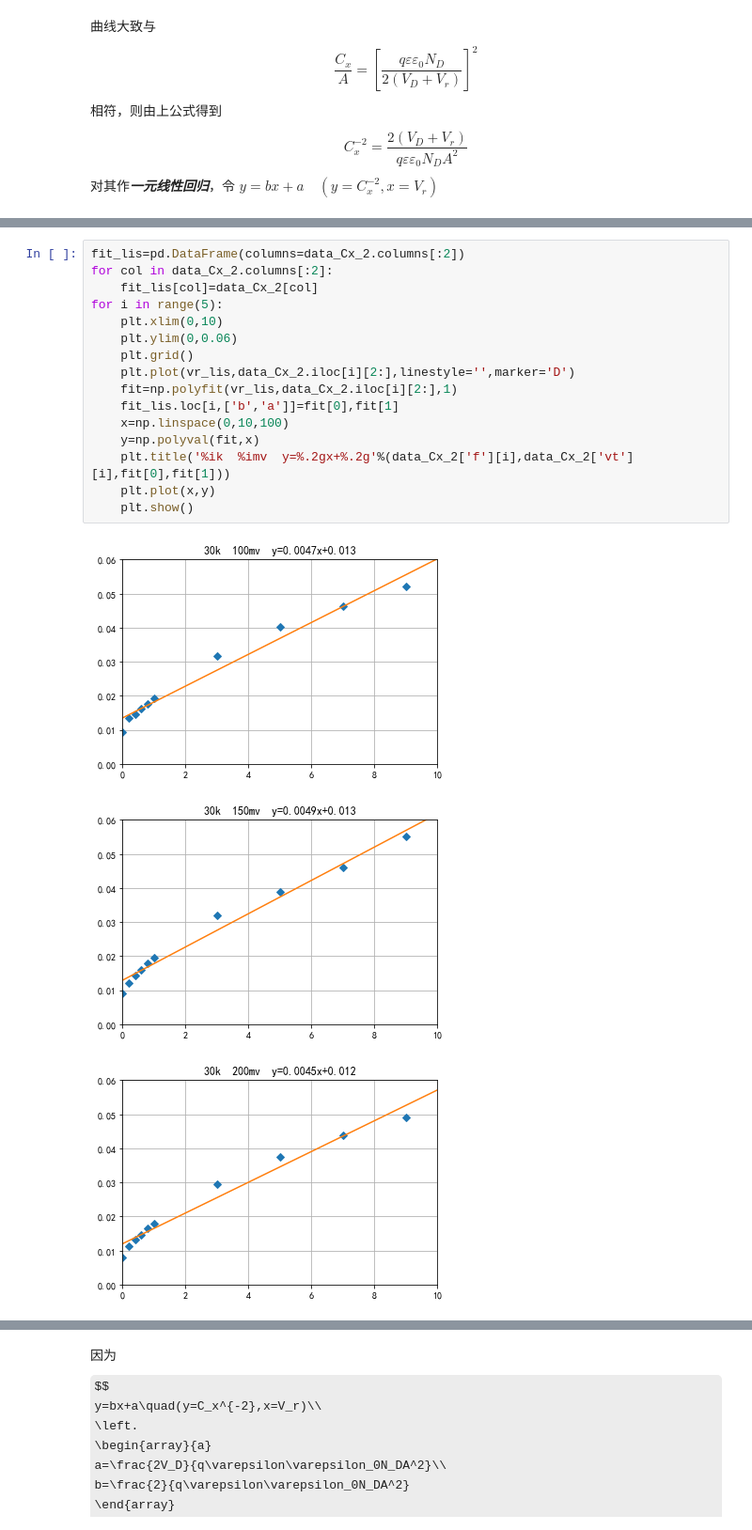
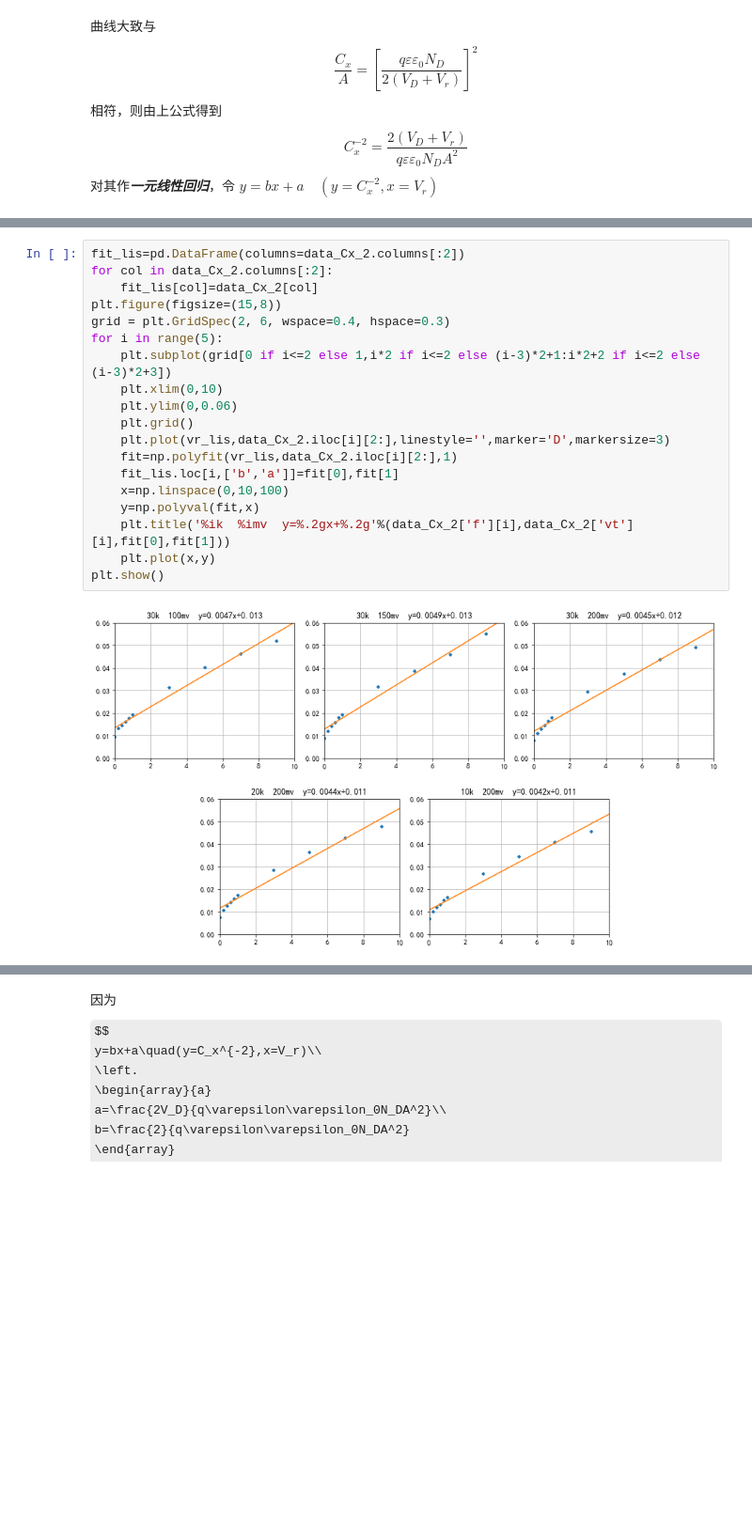
Before and after one commit to tsaihsiaoyi/Jupyter, a Jupyter notebook: Experimental_data/p-n结锁相检测/test.ipynb, the cells around one changed output, grey strips where cells are left out. Shown: that part at 94% size. Drawn from its saved outputs; the diff is of its cells as text; some formulas as TeX source; blank space fills up the shorter version.

```diff
--- a/Experimental_data/p-n结锁相检测/test.ipynb
+++ b/Experimental_data/p-n结锁相检测/test.ipynb
@@ -66,20 +69,21 @@ data_Cx_2
 # %%
 fit_lis=pd.DataFrame(columns=data_Cx_2.columns[:2])
 for col in data_Cx_2.columns[:2]:
     fit_lis[col]=data_Cx_2[col]
+plt.figure(figsize=(15,8))
+grid = plt.GridSpec(2, 6, wspace=0.4, hspace=0.3)
 for i in range(5):
+    plt.subplot(grid[0 if i<=2 else 1,i*2 if i<=2 else (i-3)*2+1:i*2+2 if i<=2 else (i-3)*2+3])
     plt.xlim(0,10)
     plt.ylim(0,0.06)
     plt.grid()
-    plt.plot(vr_lis,data_Cx_2.iloc[i][2:],linestyle='',marker='D')
+    plt.plot(vr_lis,data_Cx_2.iloc[i][2:],linestyle='',marker='D',markersize=3)
     fit=np.polyfit(vr_lis,data_Cx_2.iloc[i][2:],1)
     fit_lis.loc[i,['b','a']]=fit[0],fit[1]
     x=np.linspace(0,10,100)
     y=np.polyval(fit,x)
     plt.title('%ik  %imv  y=%.2gx+%.2g'%(data_Cx_2['f'][i],data_Cx_2['vt'][i],fit[0],fit[1]))
     plt.plot(x,y)
-    plt.show()
+plt.show()
 # %% [output]
-[figure, old version]
+[figure, new version]
-[figure, removed]
-[figure, removed]
```
Also changed, not shown: parts of 7 cells of this notebook, 5 other files.
